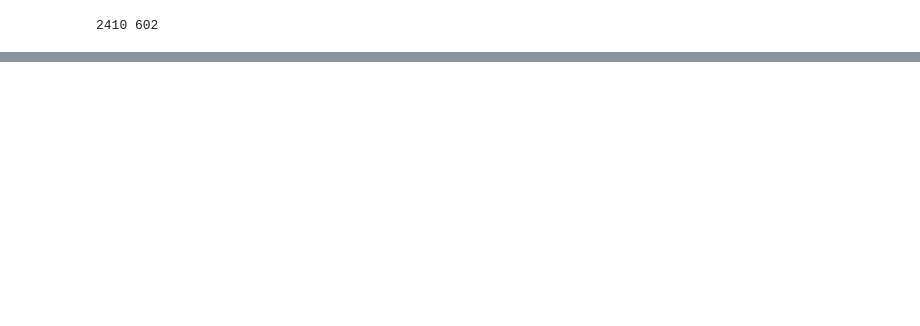
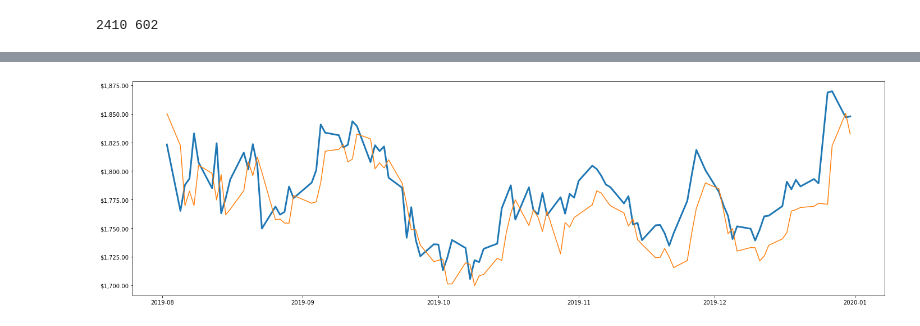
Before and after one commit to tjbray20/Market_Machine_Learning, a Jupyter notebook: SVMdate.ipynb, the cells around one changed output, grey strips where cells are left out. Saved outputs shown, nothing was run; the diff lists cells and outputs as text; code cells hidden in the pictures; blank space fills up the shorter version.

```diff
--- a/SVMdate.ipynb
+++ b/SVMdate.ipynb
@@ -125,0 +136,8 @@ ax.yaxis.set_major_formatter('${x:1,.2f}');
+# %%
+fig4, ax = plt.subplots(figsize = (24,7))
+fig4_data = preds_test[(preds_test.index >= '1-1-2018') & (preds_test.index <= '1-1-2020')]
+ax.plot(fig4_data.adjustedclose, linewidth = 3.0)
+ax.plot(fig4_data.predictions)
+ax.yaxis.set_major_formatter('${x:1,.2f}');
+# %% [output]
+[figure, added]
```
Also changed, not shown: parts of 10 cells of this notebook, 7 other files.
